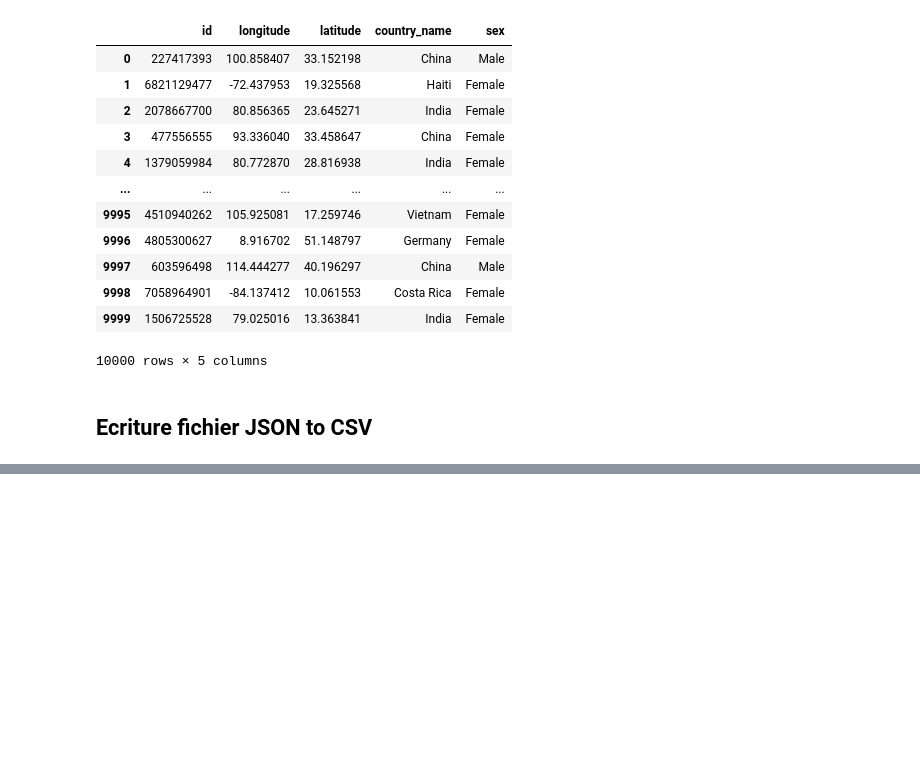
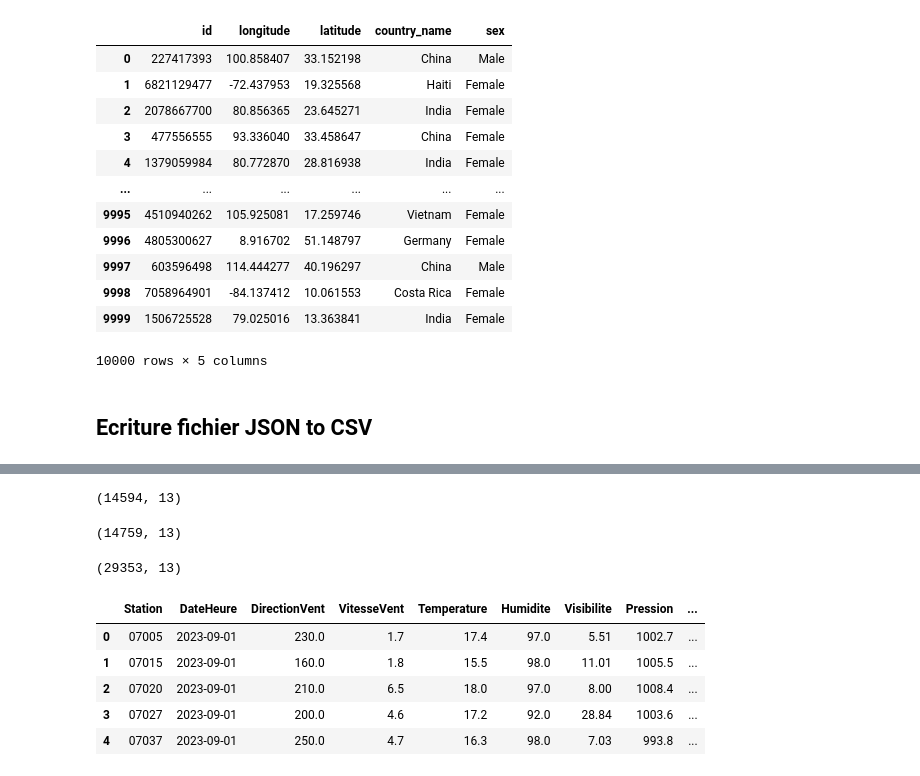
Before and after one commit to rbizoi/IntelligenceEnDonneesDeSante, a Jupyter notebook: FormationDataFrame/01-LectureDataFrame.ipynb, the cells around one changed output, grey strips where cells are left out. Drawn from its saved outputs; the diff is of its cells as text; code cells hidden in the pictures; blank space fills up the shorter version.

```diff
--- a/FormationDataFrame/01-LectureDataFrame.ipynb
+++ b/FormationDataFrame/01-LectureDataFrame.ipynb
@@ -123,0 +131,50 @@ varA.to_csv("donnees/sauvegarde_agents.csv",index=False)
+# %%
+def lectureFichier(repertoire='donnees',fichier='synop.202309.csv'):
+    meteo = pd.read_csv(os.path.join(repertoire,fichier),
+                                               sep=';',
+                                               usecols=['numer_sta','date','dd','ff','t','u','vv',
+                                                        'pres','rr1','rr3','rr6','rr12','rr24'],
+                                               na_values='mq',
+                                               dtype={'numer_sta':str,'date':str},
+                                              ).rename( columns={'numer_sta':'Station',
+                                                                  'date':'DateHeure',
+                                                                  'dd':'DirectionVent',
+                                                                  'ff':'VitesseVent',
+                                                                  't':'Temperature',
+                                                                  'u':'Humidite',
+                                                                  'vv':'Visibilite',
+                                                                  'pres':'Pression',
+                                                                  'rr1' :'Precipitation01',
+                                                                  'rr3' :'Precipitation03',
+                                                                  'rr6' :'Precipitation06',
+                                                                  'rr12':'Precipitation12',
+                                                                  'rr24':'Precipitation24'})
+    meteo["DateHeure"] = pd.to_datetime(meteo["DateHeure"], format='%Y%m%d%H%M%S')
+    meteo.Temperature  = meteo.Temperature - 273.15
+    meteo.Pression     = meteo.Pression / 100
+    meteo.Visibilite   = meteo.Visibilite / 1000
+    return meteo
+# %%
+meteo1 = lectureFichier(repertoire='donnees',fichier='synop.202309.csv')
+meteo1.shape
+# %% [output]
+(14594, 13)
+# %%
+meteo2 = lectureFichier(repertoire='donnees',fichier='synop.202310.csv')
+meteo2.shape
+# %% [output]
+(14759, 13)
+# %%
+meteo = pd.concat([meteo1,meteo2],axis=0).reset_index().drop(columns='index')
+meteo.shape
+# %% [output]
+(29353, 13)
+# %%
+meteo.head()
+# %% [output]
+|  | Station | DateHeure | DirectionVent | VitesseVent | Temperature | Humidite | Visibilite | Pression | ... |
+| 0 | 07005 | 2023-09-01 | 230.0 | 1.7 | 17.4 | 97.0 | 5.51 | 1002.7 | ... |
+| 1 | 07015 | 2023-09-01 | 160.0 | 1.8 | 15.5 | 98.0 | 11.01 | 1005.5 | ... |
+| 2 | 07020 | 2023-09-01 | 210.0 | 6.5 | 18.0 | 97.0 | 8.00 | 1008.4 | ... |
+| 3 | 07027 | 2023-09-01 | 200.0 | 4.6 | 17.2 | 92.0 | 28.84 | 1003.6 | ... |
+| 4 | 07037 | 2023-09-01 | 250.0 | 4.7 | 16.3 | 98.0 | 7.03 | 993.8 | ... |
```
Also changed, not shown: parts of 5 cells of this notebook.
